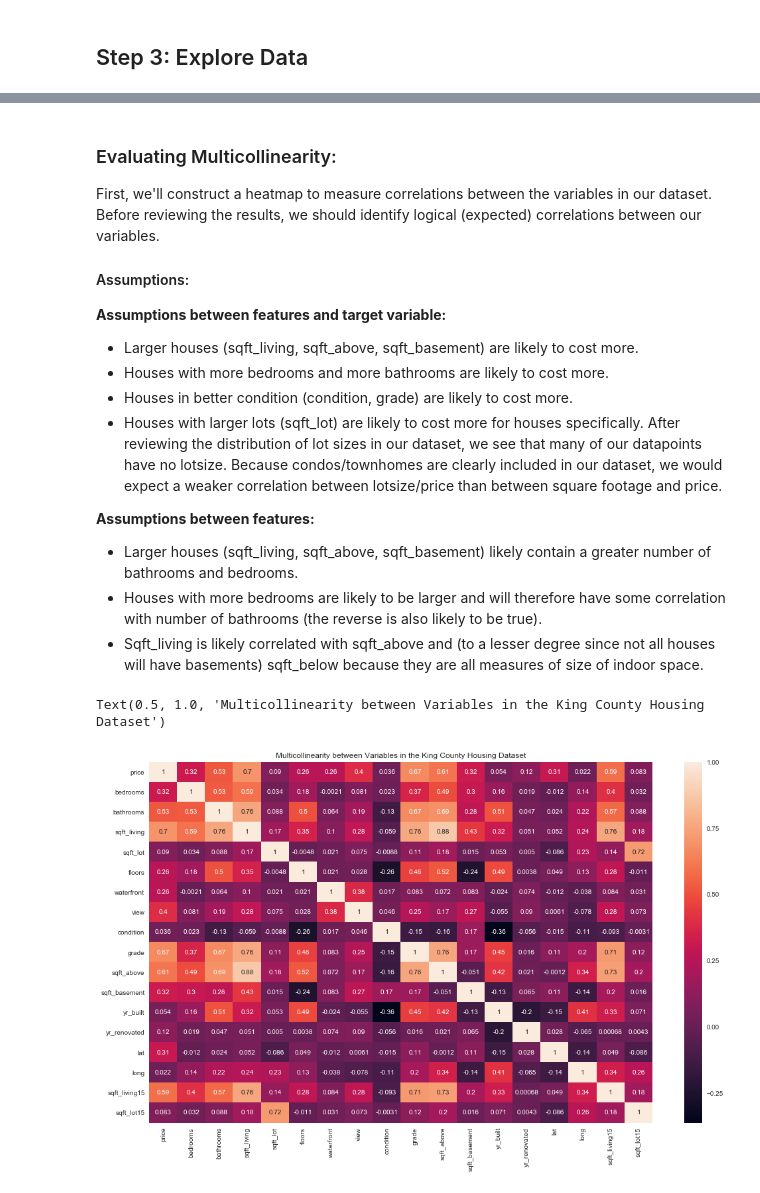
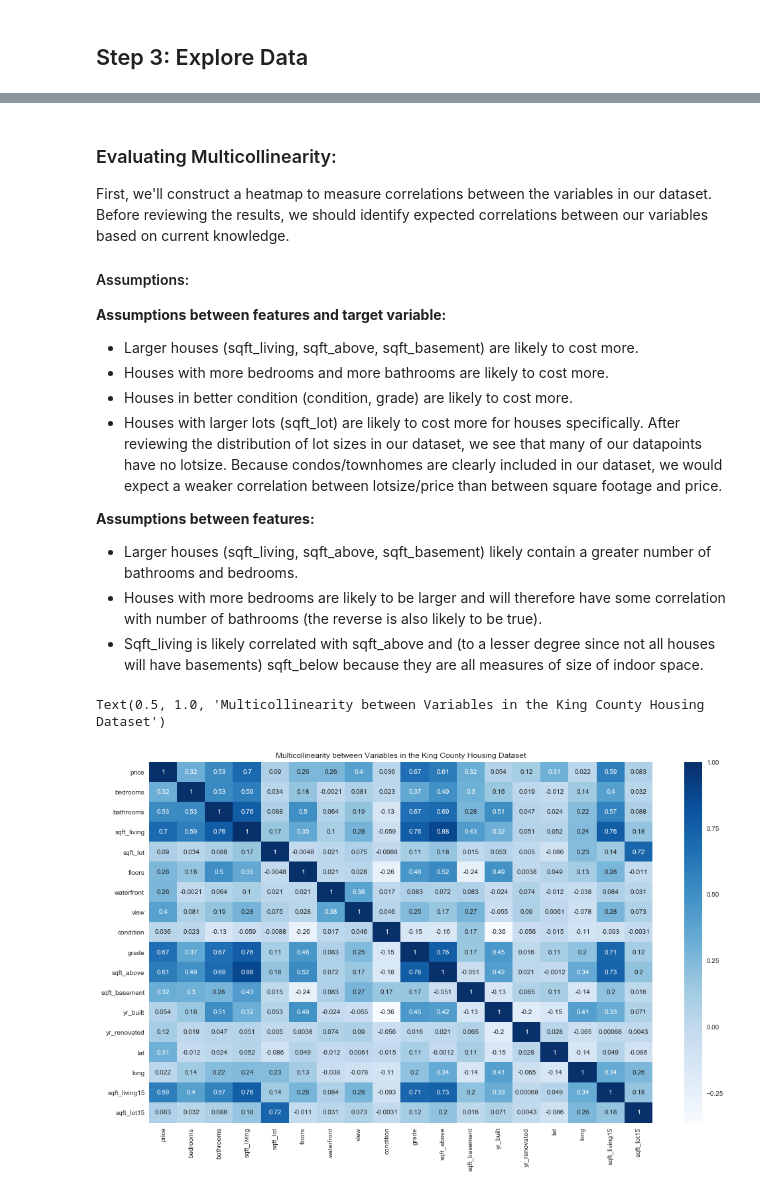
Before and after one commit to pawoody/dsc-1-final-project-online-ds-ft-031119, a Jupyter notebook: Untitled.ipynb, the cells around one changed output, grey strips where cells are left out. Cells and saved outputs as stored; diff of their text form; code cells hidden in the pictures.

```diff
--- a/Untitled.ipynb
+++ b/Untitled.ipynb
@@ -662,0 +537,5 @@ df.yr_renovated = df.yr_renovated.astype(int)
+# %%
+# Replacing NaN values with column mode (0.0): ----- NEEDS WORK CURRENTLY
+df.view = df.view.fillna(0, inplace=True)
+# Reviewing Output:
+print(f'Unique Values: {df.view.unique()}.')
@@ -662,0 +615,9 @@ df.yr_renovated = df.yr_renovated.astype(int)
+# %%
+# A brief examination of the correlation between 'Grade' and 'Price' --MOVE TO STEP 3
+# suggests a positive correlation.
+sns.set_palette('Set2')
+sns.pairplot(df, kind="reg", x_vars = ("grade"),
+             y_vars="price", height=5, aspect=1)
+plt.title('Early Visualization: Grade vs. Price', loc='center')
+plt.legend(loc='best')
+plt.show()
@@ -662,0 +739,2 @@ df.yr_renovated = df.yr_renovated.astype(int)
+# %%
+df.yr_built = df.yr_built.astype(np.int64)
@@ -822,3 +960,14 @@ dtypes: bool(1), datetime64[ns](1), float64(7), int64(10), object(1)
 memory usage: 3.2+ MB
 # %% [markdown]
 ## Step 3: Explore Data
+# %%
+# Visualizing cumulative distribution for 'price':
+sns.set_palette('Set2')
+fig = plt.figure(figsize=(8,5))
+plt.xlabel('Price')
+plt.ylabel('Probability')
+plt.title('PDF Visualization: "price"')
+plt.xticks(rotation = 90)
+sns.distplot(df.price,
+             hist_kws=dict(cumulative=True),
+             kde_kws=dict(cumulative=True))
@@ -825,7 +1008,7 @@ memory usage: 3.2+ MB
 # %% [markdown]
 ### Evaluating Multicollinearity:
 
-First, we'll construct a heatmap to measure correlations between the variables in our dataset.  Before reviewing the results, we should identify logical (expected) correlations between our variables.
+First, we'll construct a heatmap to measure correlations between the variables in our dataset.  Before reviewing the results, we should identify expected correlations between our variables based on current knowledge.
 
 #### Assumptions:
 
@@ -842,13 +1025,12 @@ First, we'll construct a heatmap to measure correlations between the variables i
 # %%
 # Evaluating for multicollinearity:
 corr = df.corr()
 fig = plt.figure(figsize=(17,10))
-#plt.figtext(fontweight='demibold')
-ax = sns.heatmap(corr, xticklabels=corr.columns, yticklabels=corr.columns, annot=True, cbar=True)
+ax = sns.heatmap(corr, xticklabels=corr.columns, yticklabels=corr.columns, annot=True, cmap='Blues', cbar=True)
 ax.set_title("Multicollinearity between Variables in the King County Housing Dataset")
 # %% [output]
 Text(0.5, 1.0, 'Multicollinearity between Variables in the King County Housing Dataset')
-[figure, old version]
+[figure, new version]
 # %% [markdown]
 ### Results of Multicollinearity Test:
 The results of our heatmap support some of our assumptions above, but also challenge several others. Below, we'll review the significant correlations between variables in our dataset and determine how best to manipulate our data further to reduce skew.
```
Also changed, not shown: parts of 169 cells of this notebook.
